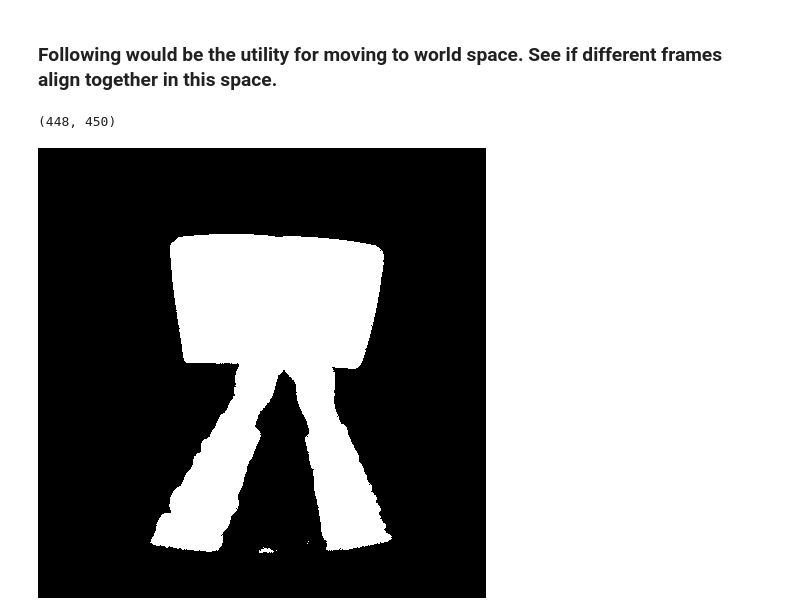
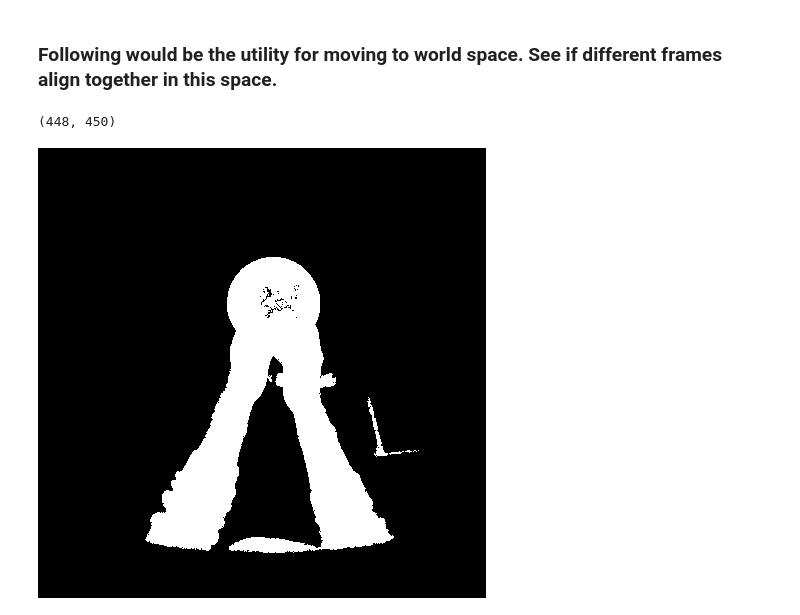
Before and after one commit to pranaabdhawan/HoloVisionResearch, a Jupyter notebook: PointClouds.ipynb, the cells around one changed output. Drawn from its saved outputs; the diff is of its cells as text; code cells hidden in the pictures.

```diff
--- a/PointClouds.ipynb
+++ b/PointClouds.ipynb
@@ -106,16 +106,16 @@ def map_points_to_world(camera_view_pts, world_matrix):
     camera_view_pts_ones[:,:-1]= camera_view_pts
     return np.dot(world_matrix, camera_view_pts_ones.T).T
 # %%
-image_number = "00131957046172503057.pgm"
-depth_values_file = "data/book_view/" + image_number
+image_number = "00131957199438912227.pgm"
+depth_values_file = "data/ball-2/" + image_number
 depth_values = np.fromfile(depth_values_file, dtype = np.float32)
 im = Image.open(depth_values_file)
 print(im.size) # Height width is swapped from the original case
 depth_values = im.load()
 im
 # %% [output]
 (448, 450)
-[figure, old version]
+[figure, new version]
 # %%
 u, v = get_cam_space_projection(projection_bin, image_height, image_width )
 camera_view_pts = get_camera_view_pts(depth_values, u, v)
```
Also changed, not shown: parts of 9 cells of this notebook.
